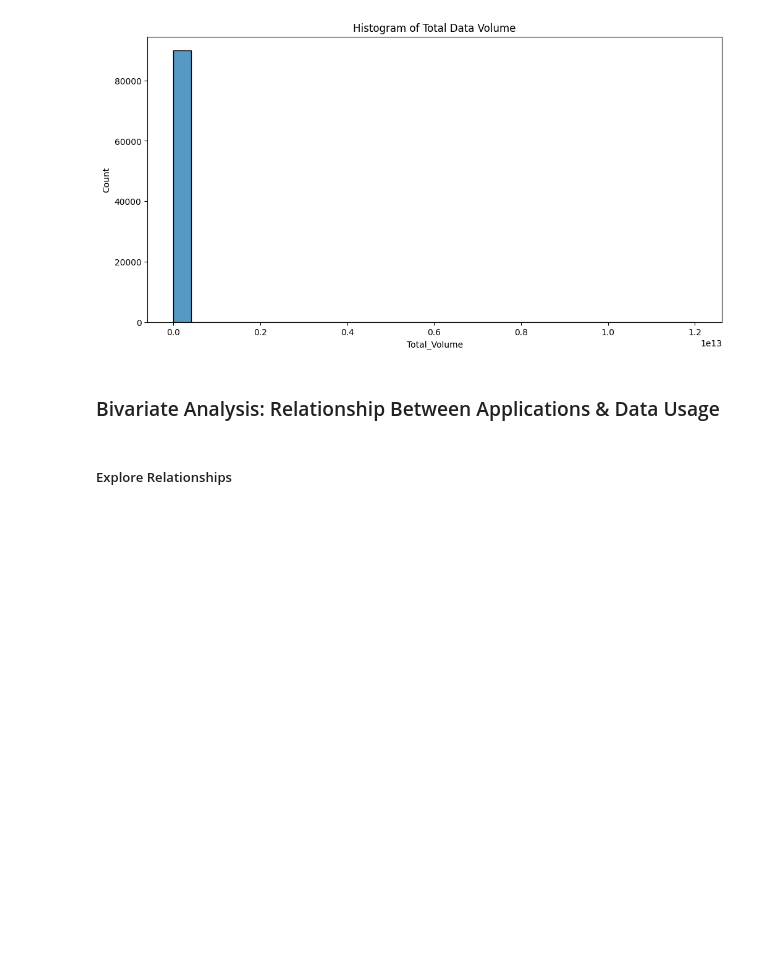
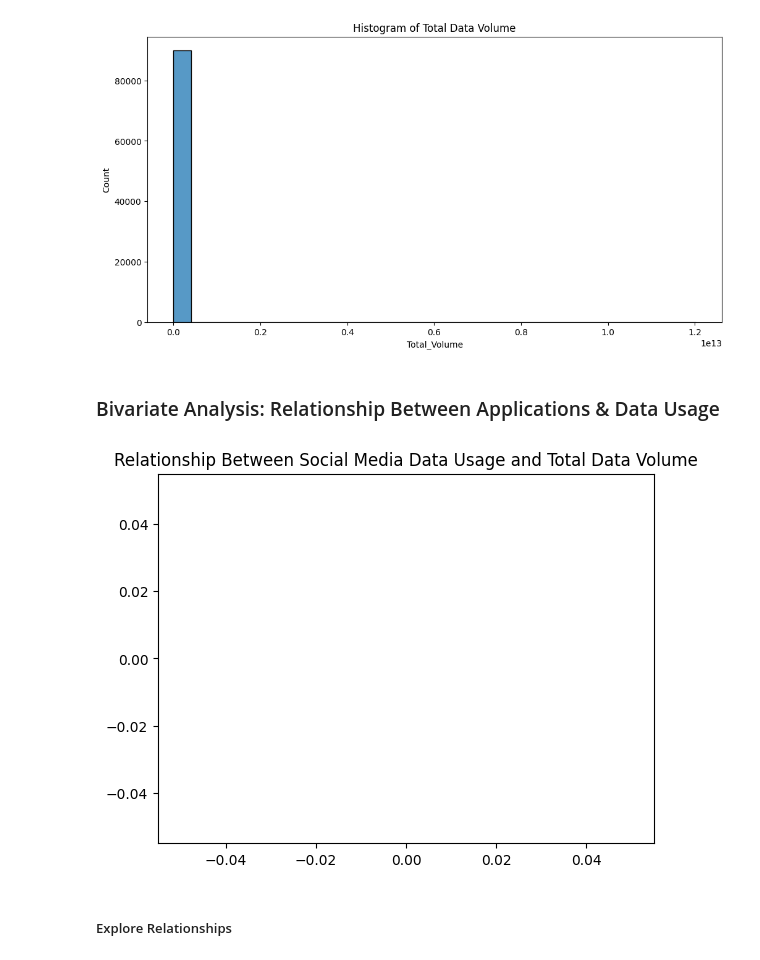
Before and after one commit to zol23-g/TellCo-Financial-Analysis, a Jupyter notebook: notebooks/financial_analysis.ipynb, the cells around one changed output. Cells and saved outputs as stored; diff of their text form; code cells hidden in the pictures; blank space fills up the shorter version.

Commit message:
Perform User Overview analysis

```diff
--- a/notebooks/financial_analysis.ipynb
+++ b/notebooks/financial_analysis.ipynb
@@ -542,10 +543,12 @@ plt.show()
 # %% [markdown]
 ### Bivariate Analysis: Relationship Between Applications & Data Usage
 # %%
-# # Example: Relationship between Social Media DL and Total Data Volume
-# sns.scatterplot(x=df['Social Media DL (Bytes)'], y=user_behavior['Total_Volume'])
-# plt.title('Relationship Between Social Media Data Usage and Total Data Volume')
-# plt.show()
+# Example: Relationship between Social Media DL and Total Data Volume
+sns.scatterplot(x=df['Social Media DL (Bytes)'], y=user_behavior['Total_Volume'])
+plt.title('Relationship Between Social Media Data Usage and Total Data Volume')
+plt.show()
+# %% [output]
+[figure, added]
 # %% [markdown]
 ##### Explore Relationships
 # %%
```
Also changed, not shown: parts of 26 cells of this notebook.
